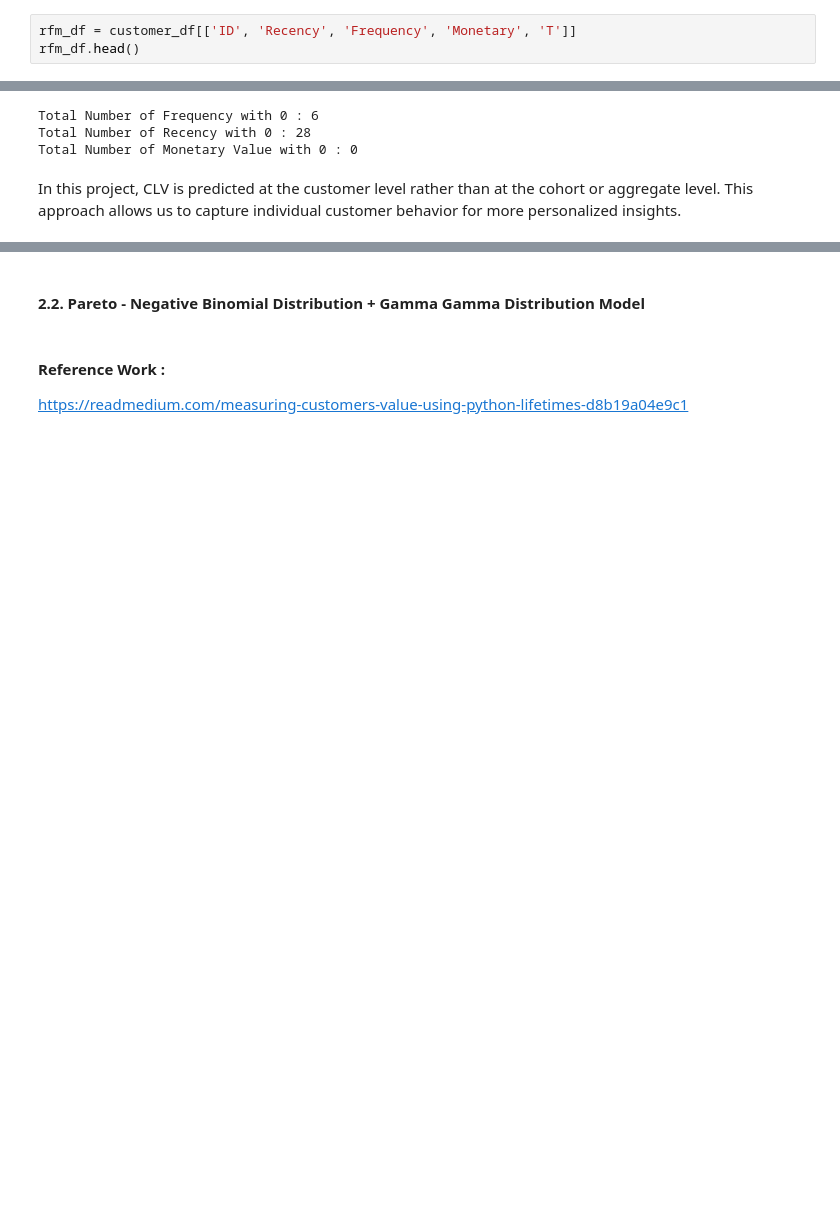
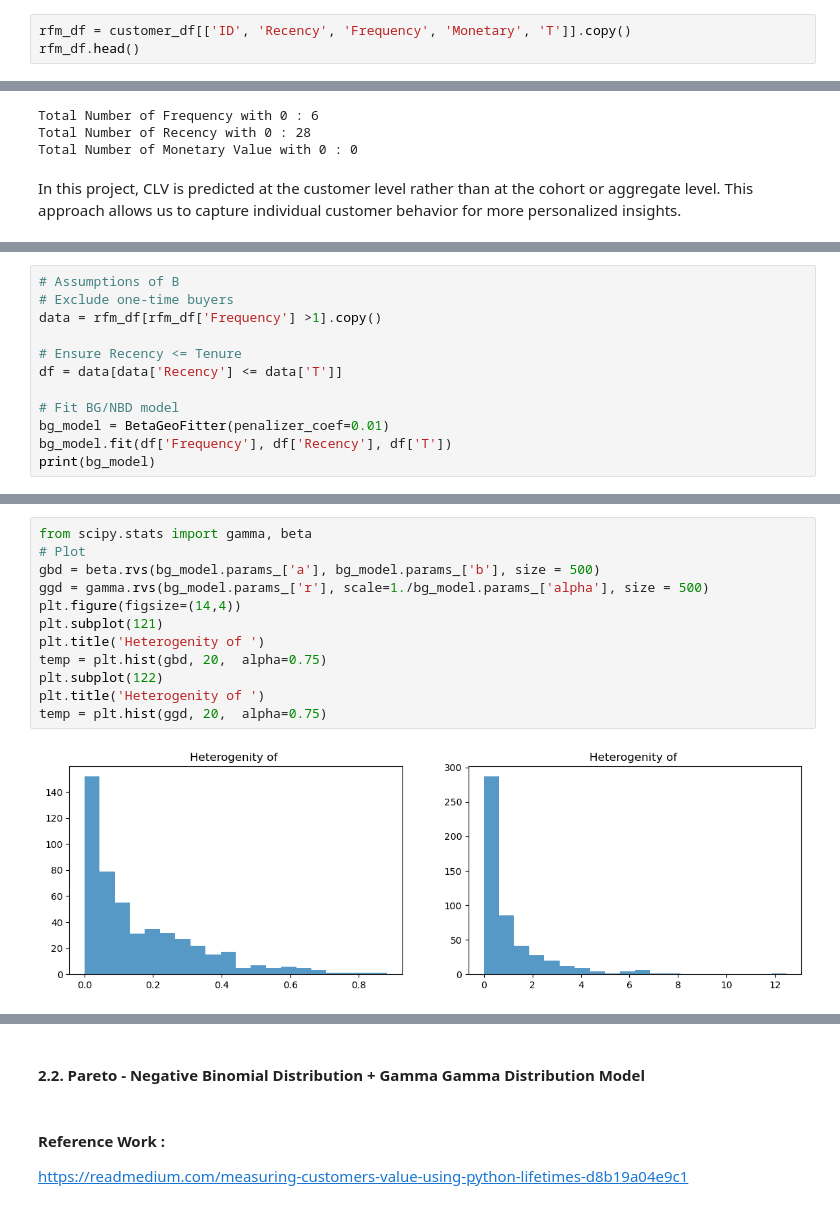
Before and after one commit to annugit1655/Customer-Behaviour-Analysis-with-CLTV, a Jupyter notebook: notebooks/04-CLTV-Probabilistic-models.ipynb, the cells around one changed output, grey strips where cells are left out. Drawn from its saved outputs; the diff is of its cells as text; blank space fills up the shorter version.

```diff
--- a/notebooks/04-CLTV-Probabilistic-models.ipynb
+++ b/notebooks/04-CLTV-Probabilistic-models.ipynb
@@ -111,7 +113,7 @@ customer_df.head()
 | 3 | 6182 | 1984 | Graduation | Partner | 26646.0 | 1 | 0 | 2014-02-10 | 26 | ... |
 | 4 | 5324 | 1981 | PhD | Partner | 58293.0 | 1 | 0 | 2014-01-19 | 94 | ... |
 # %%
-rfm_df = customer_df[['ID', 'Recency', 'Frequency', 'Monetary', 'T']]
+rfm_df = customer_df[['ID', 'Recency', 'Frequency', 'Monetary', 'T']].copy()
 rfm_df.head()
 # %% [output]
 |  | ID | Recency | Frequency | Monetary | T |
@@ -178,0 +183,12 @@ In this project, CLV is predicted at the customer level rather than at the cohor
+# %%
+# Assumptions of B
+# Exclude one-time buyers
+data = rfm_df[rfm_df['Frequency'] >1].copy()
+
+# Ensure Recency <= Tenure
+df = data[data['Recency'] <= data['T']]
+
+# Fit BG/NBD model
+bg_model = BetaGeoFitter(penalizer_coef=0.01)
+bg_model.fit(df['Frequency'], df['Recency'], df['T'])
+print(bg_model)
@@ -178,0 +205,14 @@ In this project, CLV is predicted at the customer level rather than at the cohor
+# %%
+from scipy.stats import gamma, beta
+# Plot
+gbd = beta.rvs(bg_model.params_['a'], bg_model.params_['b'], size = 500)
+ggd = gamma.rvs(bg_model.params_['r'], scale=1./bg_model.params_['alpha'], size = 500)
+plt.figure(figsize=(14,4))
+plt.subplot(121)
+plt.title('Heterogenity of ')
+temp = plt.hist(gbd, 20,  alpha=0.75)
+plt.subplot(122)
+plt.title('Heterogenity of ')
+temp = plt.hist(ggd, 20,  alpha=0.75)
+# %% [output]
+[figure, added]
```
Also changed, not shown: parts of 7 cells of this notebook.
